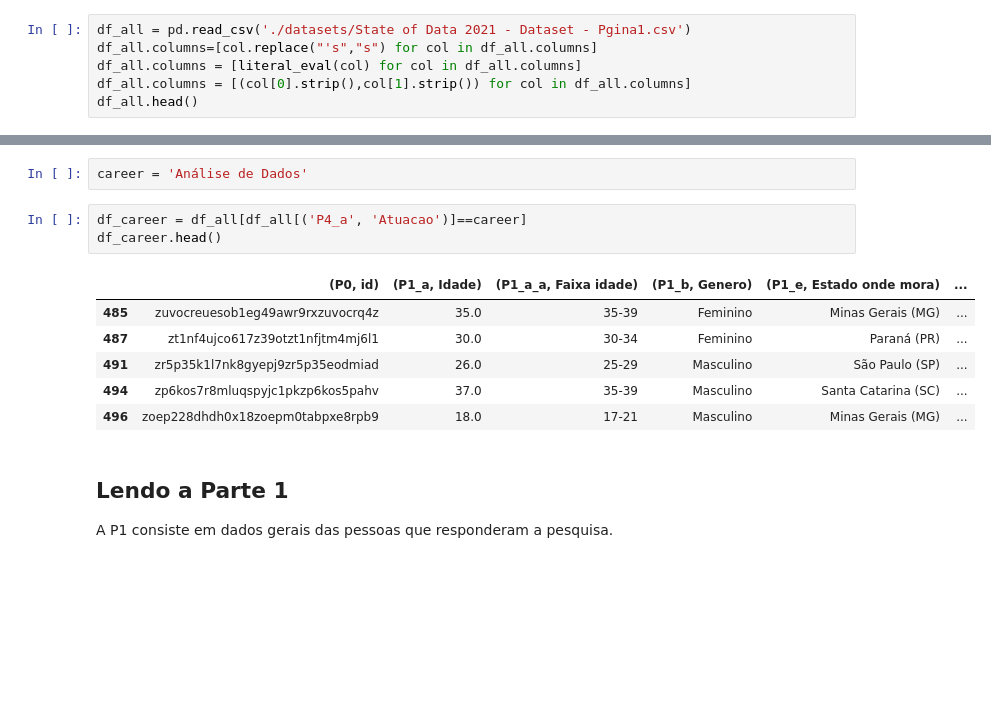
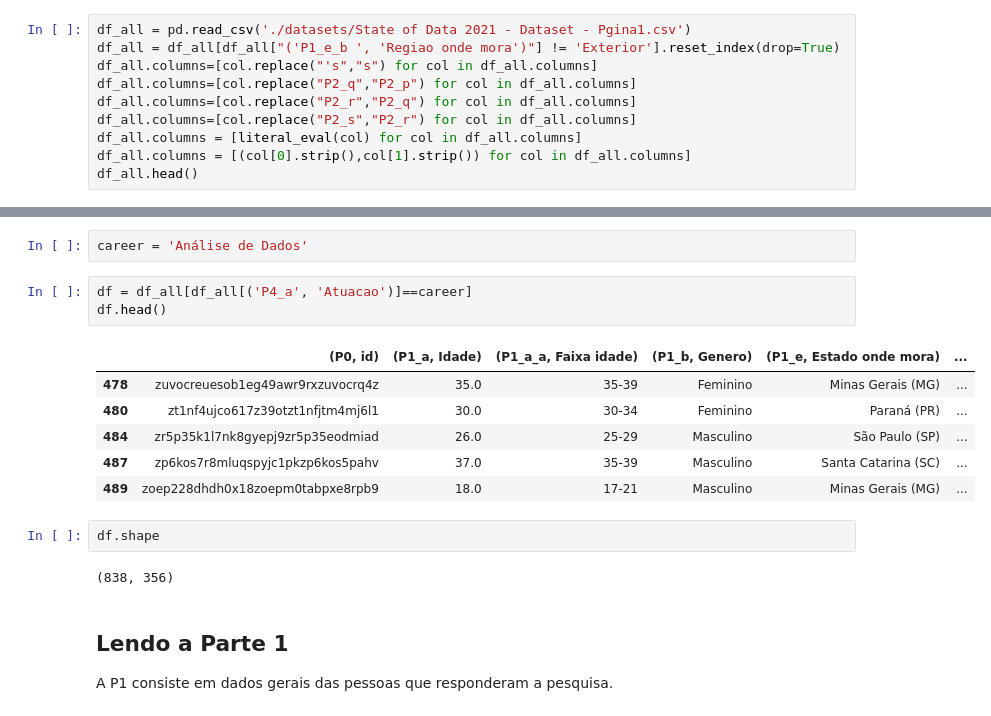
Before and after one commit to BrunoRammon/projeto_tecnicas_programacao_ii-, a Jupyter notebook: EDA.ipynb, the cells around one changed output, grey strips where cells are left out. Saved outputs shown, nothing was run; the diff lists cells and outputs as text; blank space fills up the shorter version.

```diff
--- a/EDA.ipynb
+++ b/EDA.ipynb
@@ -68,7 +67,11 @@ def get_part(df,part):
 Configurações gerais do dataframe principal
 # %%
 df_all = pd.read_csv('./datasets/State of Data 2021 - Dataset - Pgina1.csv')
+df_all = df_all[df_all["('P1_e_b ', 'Regiao onde mora')"] != 'Exterior'].reset_index(drop=True)
 df_all.columns=[col.replace("'s","s") for col in df_all.columns]
+df_all.columns=[col.replace("P2_q","P2_p") for col in df_all.columns]
+df_all.columns=[col.replace("P2_r","P2_q") for col in df_all.columns]
+df_all.columns=[col.replace("P2_s","P2_r") for col in df_all.columns]
 df_all.columns = [literal_eval(col) for col in df_all.columns]
 df_all.columns = [(col[0].strip(),col[1].strip()) for col in df_all.columns]
 df_all.head()
@@ -109,15 +118,19 @@ O objetivos será explorar algumas informações das Partes 1, 2, 4 e 7 e respon
 # %%
 career = 'Análise de Dados'
 # %%
-df_career = df_all[df_all[('P4_a', 'Atuacao')]==career]
-df_career.head()
+df = df_all[df_all[('P4_a', 'Atuacao')]==career]
+df.head()
 # %% [output]
 |  | (P0, id) | (P1_a, Idade) | (P1_a_a, Faixa idade) | (P1_b, Genero) | (P1_e, Estado onde mora) | ... |
-| 485 | zuvocreuesob1eg49awr9rxzuvocrq4z | 35.0 | 35-39 | Feminino | Minas Gerais (MG) | ... |
-| 487 | zt1nf4ujco617z39otzt1nfjtm4mj6l1 | 30.0 | 30-34 | Feminino | Paraná (PR) | ... |
-| 491 | zr5p35k1l7nk8gyepj9zr5p35eodmiad | 26.0 | 25-29 | Masculino | São Paulo (SP) | ... |
-| 494 | zp6kos7r8mluqspyjc1pkzp6kos5pahv | 37.0 | 35-39 | Masculino | Santa Catarina (SC) | ... |
-| 496 | zoep228dhdh0x18zoepm0tabpxe8rpb9 | 18.0 | 17-21 | Masculino | Minas Gerais (MG) | ... |
+| 478 | zuvocreuesob1eg49awr9rxzuvocrq4z | 35.0 | 35-39 | Feminino | Minas Gerais (MG) | ... |
+| 480 | zt1nf4ujco617z39otzt1nfjtm4mj6l1 | 30.0 | 30-34 | Feminino | Paraná (PR) | ... |
+| 484 | zr5p35k1l7nk8gyepj9zr5p35eodmiad | 26.0 | 25-29 | Masculino | São Paulo (SP) | ... |
+| 487 | zp6kos7r8mluqspyjc1pkzp6kos5pahv | 37.0 | 35-39 | Masculino | Santa Catarina (SC) | ... |
+| 489 | zoep228dhdh0x18zoepm0tabpxe8rpb9 | 18.0 | 17-21 | Masculino | Minas Gerais (MG) | ... |
+# %%
+df.shape
+# %% [output]
+(838, 356)
 # %% [markdown]
 ## Lendo a Parte 1
 
```
Also changed, not shown: parts of 44 cells of this notebook.
